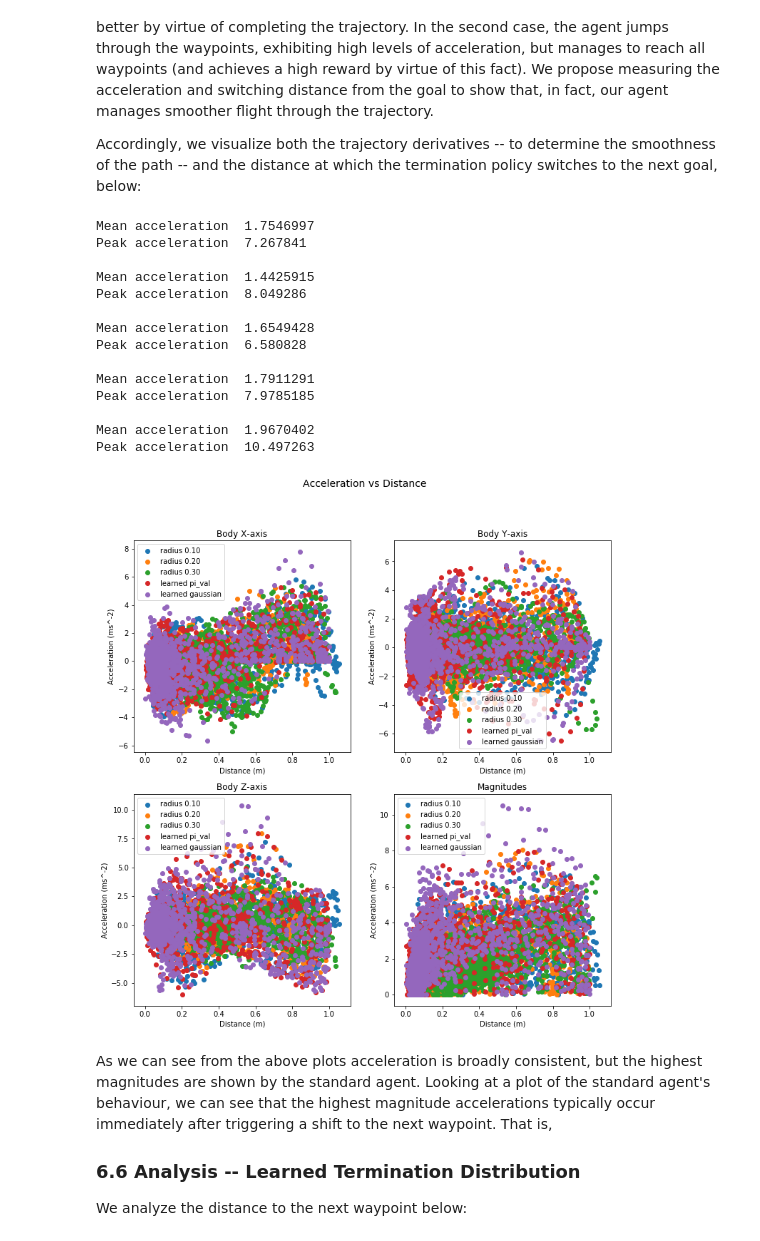
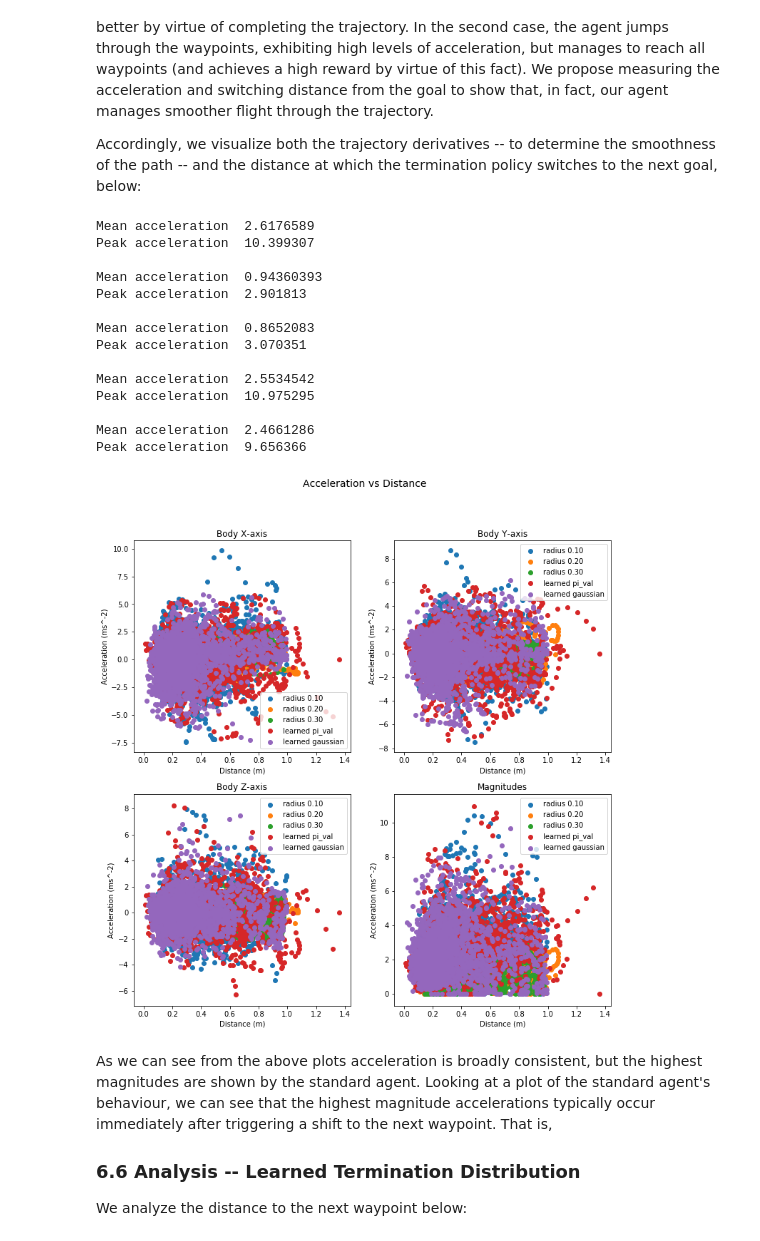
Before and after one commit to seanny1986/quadrotor, a Jupyter notebook: waypoint_navigation.ipynb, the cells around one changed output. Saved outputs shown, nothing was run; the diff lists cells and outputs as text; code cells hidden in the pictures.

```diff
--- a/waypoint_navigation.ipynb
+++ b/waypoint_navigation.ipynb
@@ -695,7 +700,7 @@ for r in radii:
                 torch.nn.Linear(hidden_dim, 1))
     temp_agent = trpo_peb.TRPO(pi, beta, critic, params["network_settings"])
     crit_opt = torch.optim.Adam(critic.parameters())
-    ep, rew, temp_agent = train_standard(env_one, temp_agent, crit_opt, batch_size=4096, iterations=1500, log_interval=10, fname=str(r)+"_rad")
+    ep, rew, temp_agent = train_standard(env_one, temp_agent, crit_opt, batch_size=2048, iterations=1500, log_interval=10, fname=str(r)+"_rad")
     episodes.append(ep)
     rewards.append(rew)
     rad.append(r)
@@ -1055,23 +1060,38 @@ term_ep, term_rew, term_agent = train_term(env_two, term_agent, crit_opt, term_o
 # %% [markdown]
 ##### 6.4.2.1 Visualization
 # %%
-env_one = gym.make("Trajectory-v0")
+from types import MethodType
+
+def term_reward(self, state):
+    d1 = self.curr_dist
+    term_rew = 15.*exp(-250.*(d1**2))-7.5
+    return term_rew
+
+fname = "pi_val_term.pth.tar"
+
+env_two = TrajectoryEnvTerm()
+env_two.reward = MethodType(reward_func, env_two)
+env_two.term_reward = MethodType(term_reward, env_two)
 
 params = cfg.trpo
 
-state_dim = env_one.observation_space.shape[0]
-action_dim = env_one.action_space.shape[0]
+state_dim = env_two.observation_space.shape[0]
+action_dim = env_two.action_space.shape[0]
 hidden_dim = params["hidden_dim"]
 
-fname = "pi_val_term.pth.tar"
 pi = Actor(state_dim, hidden_dim, action_dim)
 beta = Actor(state_dim, hidden_dim, action_dim)
 critic = torch.nn.Sequential(
-        torch.nn.Linear(state_dim, hidden_dim),
-        torch.nn.Tanh(),
-        torch.nn.Linear(hidden_dim, hidden_dim),
-        torch.nn.Tanh(),
-        torch.nn.Linear(hidden_dim, 1))
-agent_check = trpo_peb.TRPO(pi, beta, critic, params["network_settings"])
-agent_check.load_state_dict(torch.load("./"+fname))
-_ = rollout(env_one, agent_check, batch_size=2048, render=True)
+                torch.nn.Linear(state_dim, hidden_dim),
+                torch.nn.Tanh(),
+                torch.nn.Linear(hidden_dim, hidden_dim),
+                torch.nn.Tanh(),
+                torch.nn.Linear(hidden_dim, 1)
+                )
+
+terminator = Terminator(state_dim, hidden_dim, 2)
+term_agent_check = Agent(pi, beta, critic, terminator, params["network_settings"])
+term_agent_check.load_state_dict(torch.load("./"+fname))
+print()
+print("State dict loaded")
+_ = term_rollout(env_two, term_agent_check, batch_size=2048, render=True)
@@ -1303,6 +1334,8 @@ Accordingly, we visualize both the trajectory derivatives -- to determine the sm
 
 env_one = gym.make("Trajectory-v0")
 env_two = TrajectoryEnvTerm()
+
+params = cfg.trpo
 
 state_dim = env_one.observation_space.shape[0]
 action_dim = env_one.action_space.shape[0]
@@ -1348,7 +1381,7 @@ for n in names:
         terminator = Terminator(state_dim, hidden_dim, 2)
         term_agent_check = Agent(pi, beta, critic, terminator, params["network_settings"])
         term_agent_check.load_state_dict(torch.load("./"+n))
-        trajectory_term = term_rollout(env_two, term_agent, batch_size=2048)
+        trajectory_term = term_rollout(env_two, term_agent_check, batch_size=2048)
         trajectories.append(trajectory_term)
     else:
         state_dim = env_one.observation_space.shape[0]
@@ -1381,44 +1414,44 @@ ax3.set_xlabel("Distance (m)")
 ax3.set_ylabel("Acceleration (ms^-2)")
 ax4.set_title("Magnitudes")
 ax4.set_xlabel("Distance (m)")
 ax4.set_ylabel("Acceleration (ms^-2)")
 
 for trajectory in trajectories:
     states = torch.stack(trajectory["states"])
     masks = torch.stack(trajectory["masks"])
     derivatives = torch.stack([(states[i]-states[i-1])*(masks[i-1,0]/0.05) for i in range(1, states.size(0))])
     goal_dist = torch.sqrt(torch.sum(states[0:-1, 0:3]**2, dim=1)).unsqueeze(dim=1)
     ax1.scatter(goal_dist.cpu().numpy(), derivatives[:,9+0].cpu().numpy())
     ax2.scatter(goal_dist.cpu().numpy(), derivatives[:,9+1].cpu().numpy())
     ax3.scatter(goal_dist.cpu().numpy(), derivatives[:,9+2].cpu().numpy())
     normed = (derivatives[:,9+0].cpu().numpy()**2+derivatives[:,9+1].cpu().numpy()**2+derivatives[:,9+2].cpu().numpy()**2)**0.5
     ax4.scatter(goal_dist, normed)
 
     print("Mean acceleration ", normed.mean())
     print("Peak acceleration ", normed.max())
     print()
 
 ax1.legend(labels)
 ax2.legend(labels)
 ax3.legend(labels)
 ax4.legend(labels)
 plt.show()
 # %% [output]
-Mean acceleration  1.7546997
-Peak acceleration  7.267841
+Mean acceleration  2.6176589
+Peak acceleration  10.399307
 
-Mean acceleration  1.4425915
-Peak acceleration  8.049286
+Mean acceleration  0.94360393
+Peak acceleration  2.901813
 
-Mean acceleration  1.6549428
-Peak acceleration  6.580828
+Mean acceleration  0.8652083
+Peak acceleration  3.070351
 
-Mean acceleration  1.7911291
-Peak acceleration  7.9785185
+Mean acceleration  2.5534542
+Peak acceleration  10.975295
 
-Mean acceleration  1.9670402
-Peak acceleration  10.497263
+Mean acceleration  2.4661286
+Peak acceleration  9.656366
-[figure, old version]
+[figure, new version]
 # %% [markdown]
 As we can see from the above plots acceleration is broadly consistent, but the highest magnitudes are shown by the standard agent. Looking at a plot of the standard agent's behaviour, we can see that the highest magnitude accelerations typically occur immediately after triggering a shift to the next waypoint. That is,
 
```
Also changed, not shown: parts of 16 cells of this notebook, 10 other files.
